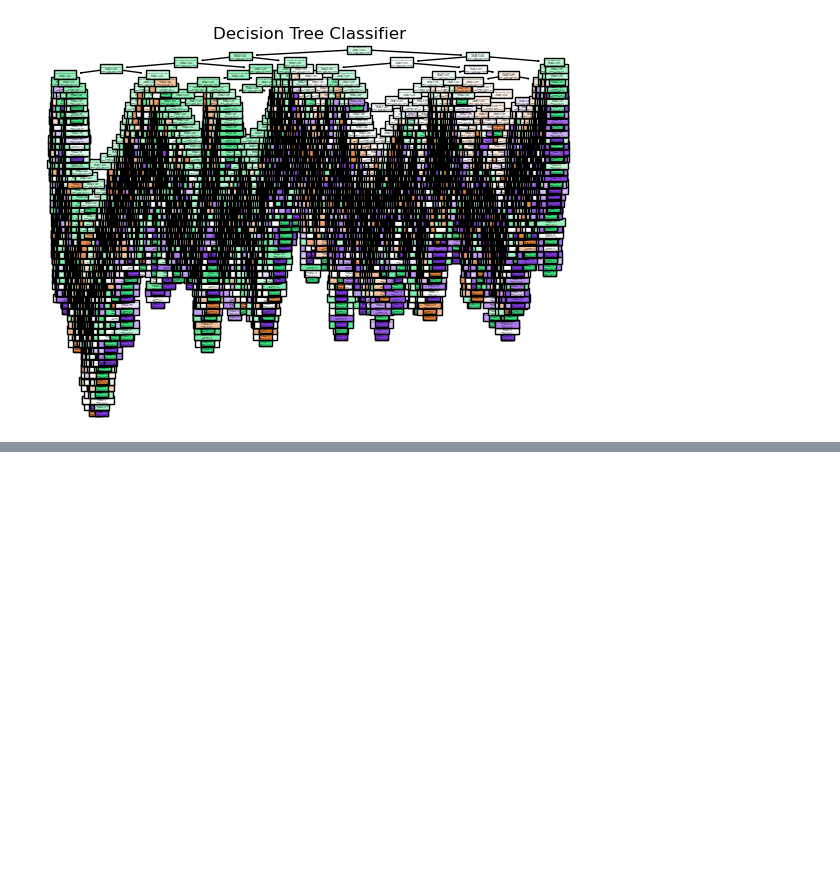
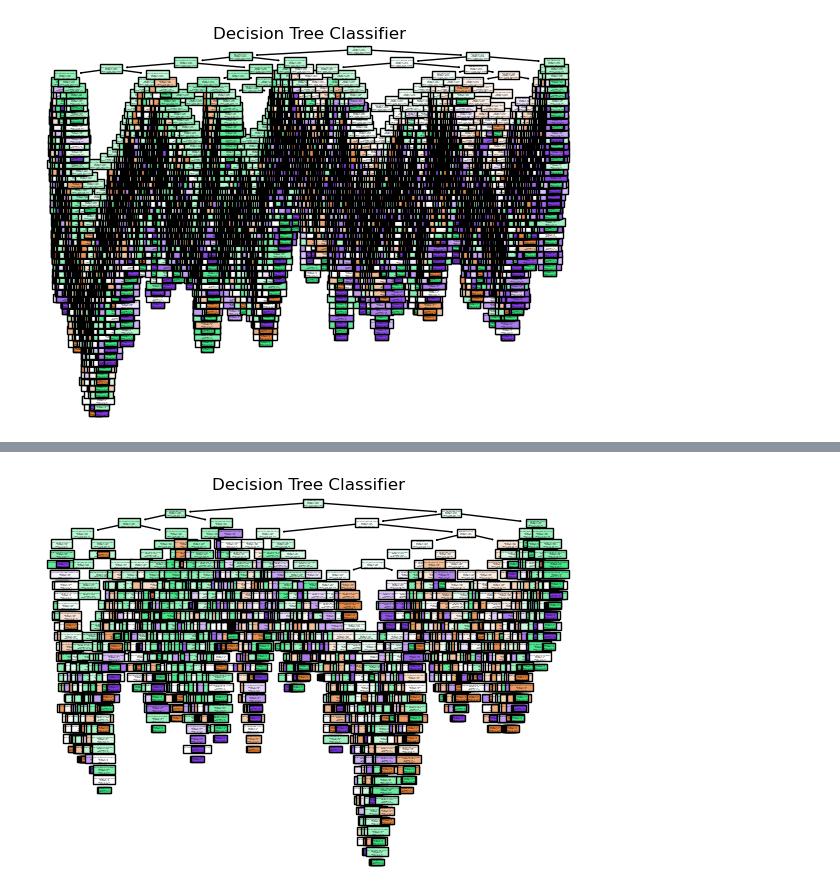
Before and after one commit to YubotKwng/Bookstore-management-Data-Processing, a Jupyter notebook: decision_tree_ml.ipynb, the cells around one changed output, grey strips where cells are left out. Cells and saved outputs as stored; diff of their text form; code cells hidden in the pictures; blank space fills up the shorter version.

```diff
--- a/decision_tree_ml.ipynb
+++ b/decision_tree_ml.ipynb
@@ -142,0 +154,12 @@ KeyError: 'User-Age-Encoded'
+# %%
+plot_tree(dt, # the DT classifier
+          feature_names=['User-City_Encoded','Book-Rating', 'Book-Author-Encode', 'Book-Publisher-Encode','User-Country_Encoded','User-State_Encoded','Year-Of-Publication-Bin-Encode','User-Age-Encoded'], # feature names
+          class_names=['low', 'mid','high'], # class labels
+          filled=True # fill in the rectangles
+         )
+
+plt.title("Decision Tree Classifier")
+
+plt.show()
+# %% [output]
+[figure, added]
```
Also changed, not shown: parts of 13 cells of this notebook, 8 other files.
